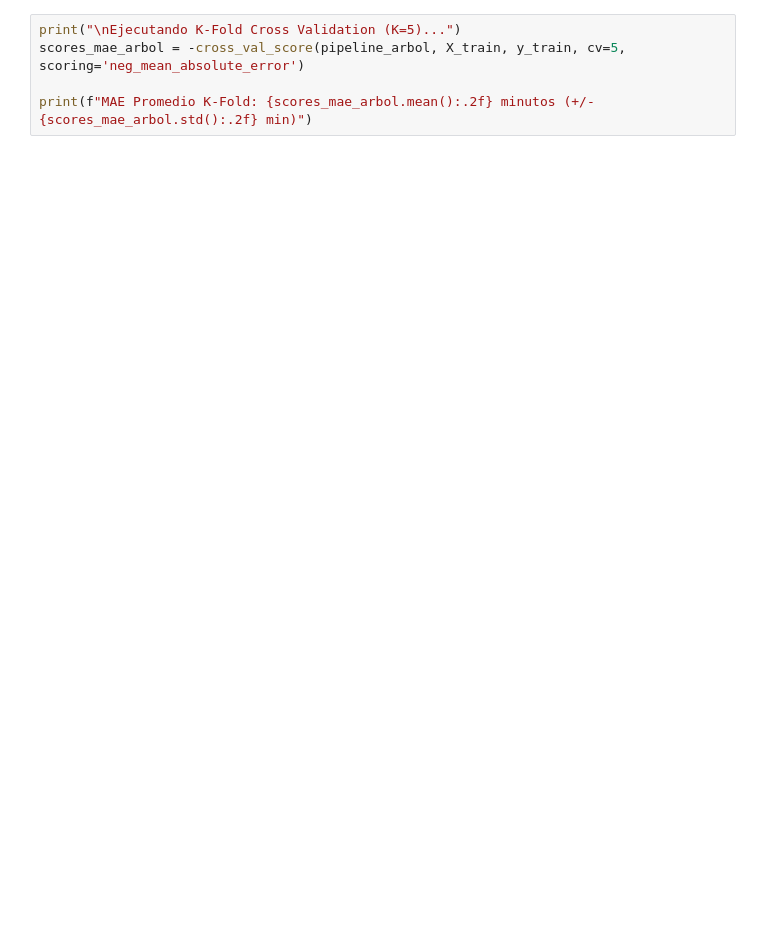
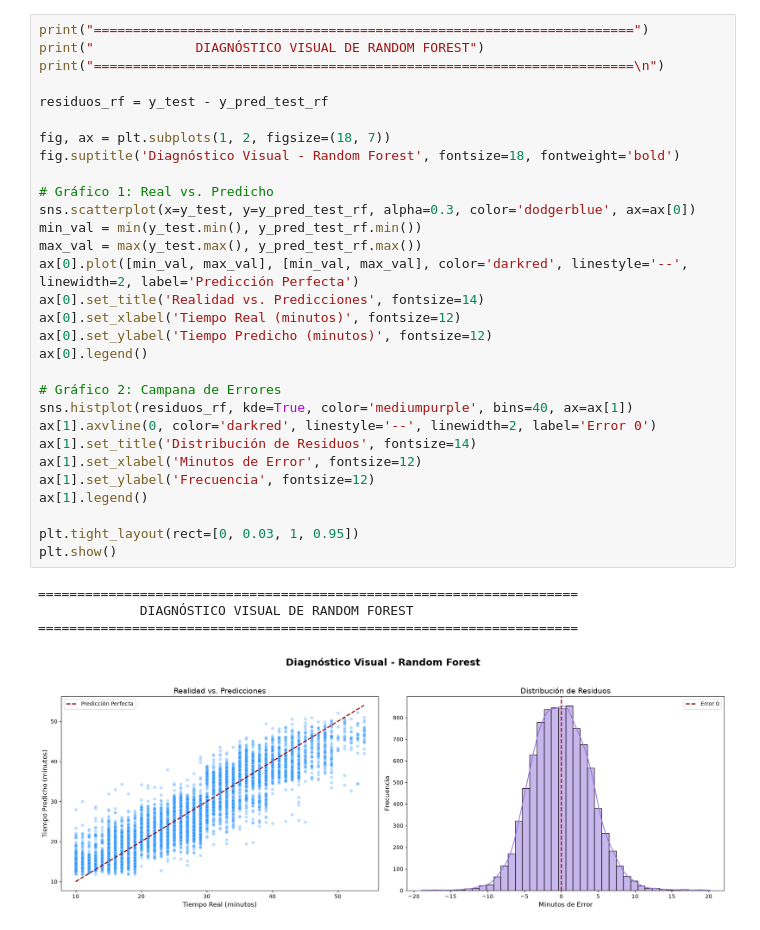
Before and after one commit to mschulde/prediction-delivery-ml, a Jupyter notebook: notebooks/05_Entrenamiento_RandomForest.ipynb, the cells around one changed output. Cells and saved outputs as stored; diff of their text form; blank space fills up the shorter version.

```diff
--- a/notebooks/05_Entrenamiento_RandomForest.ipynb
+++ b/notebooks/05_Entrenamiento_RandomForest.ipynb
@@ -57,6 +91,36 @@ print(f"R2 (Test): {r2_arbol:.4f}")
 # %%
-print("\nEjecutando K-Fold Cross Validation (K=5)...")
-scores_mae_arbol = -cross_val_score(pipeline_arbol, X_train, y_train, cv=5, scoring='neg_mean_absolute_error')
+print("=====================================================================")
+print("             DIAGNÓSTICO VISUAL DE RANDOM FOREST")
+print("=====================================================================\n")
 
-print(f"MAE Promedio K-Fold: {scores_mae_arbol.mean():.2f} minutos (+/- {scores_mae_arbol.std():.2f} min)")
+residuos_rf = y_test - y_pred_test_rf
+
+fig, ax = plt.subplots(1, 2, figsize=(18, 7))
+fig.suptitle('Diagnóstico Visual - Random Forest', fontsize=18, fontweight='bold')
+
+# Gráfico 1: Real vs. Predicho
+sns.scatterplot(x=y_test, y=y_pred_test_rf, alpha=0.3, color='dodgerblue', ax=ax[0])
+min_val = min(y_test.min(), y_pred_test_rf.min())
+max_val = max(y_test.max(), y_pred_test_rf.max())
+ax[0].plot([min_val, max_val], [min_val, max_val], color='darkred', linestyle='--', linewidth=2, label='Predicción Perfecta')
+ax[0].set_title('Realidad vs. Predicciones', fontsize=14)
+ax[0].set_xlabel('Tiempo Real (minutos)', fontsize=12)
+ax[0].set_ylabel('Tiempo Predicho (minutos)', fontsize=12)
+ax[0].legend()
+
+# Gráfico 2: Campana de Errores
+sns.histplot(residuos_rf, kde=True, color='mediumpurple', bins=40, ax=ax[1])
+ax[1].axvline(0, color='darkred', linestyle='--', linewidth=2, label='Error 0')
+ax[1].set_title('Distribución de Residuos', fontsize=14)
+ax[1].set_xlabel('Minutos de Error', fontsize=12)
+ax[1].set_ylabel('Frecuencia', fontsize=12)
+ax[1].legend()
+
+plt.tight_layout(rect=[0, 0.03, 1, 0.95])
+plt.show()
+# %% [output]
+=====================================================================
+             DIAGNÓSTICO VISUAL DE RANDOM FOREST
+=====================================================================
+[figure, added]
 # %%
```
Also changed, not shown: parts of 4 cells of this notebook, 5 other files.
